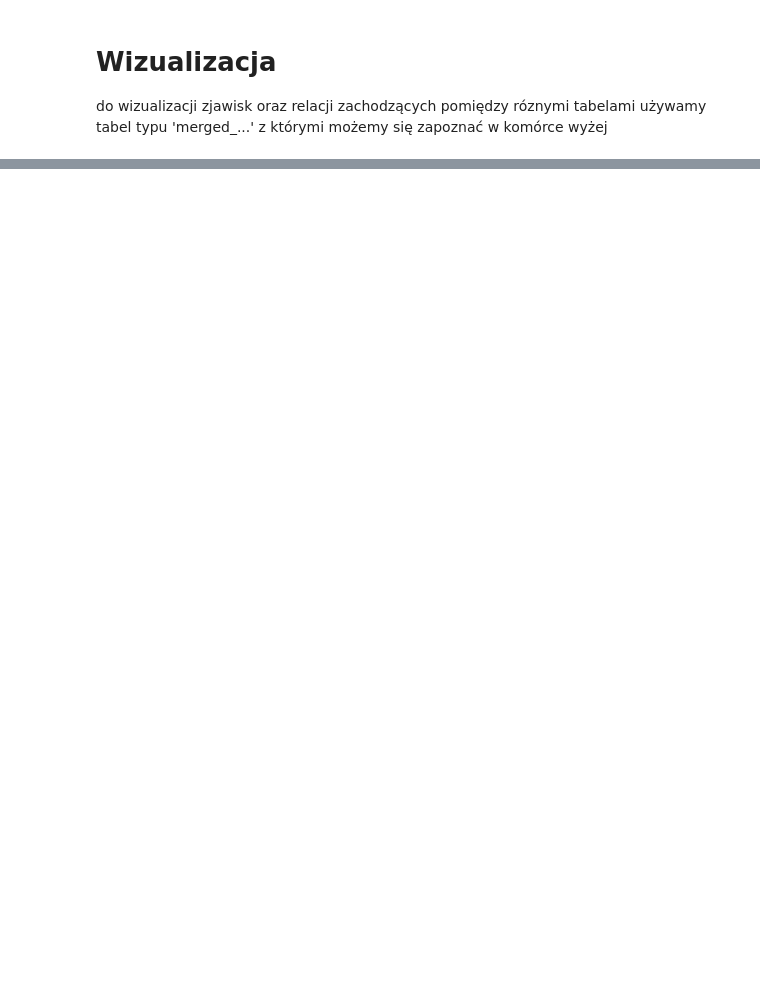
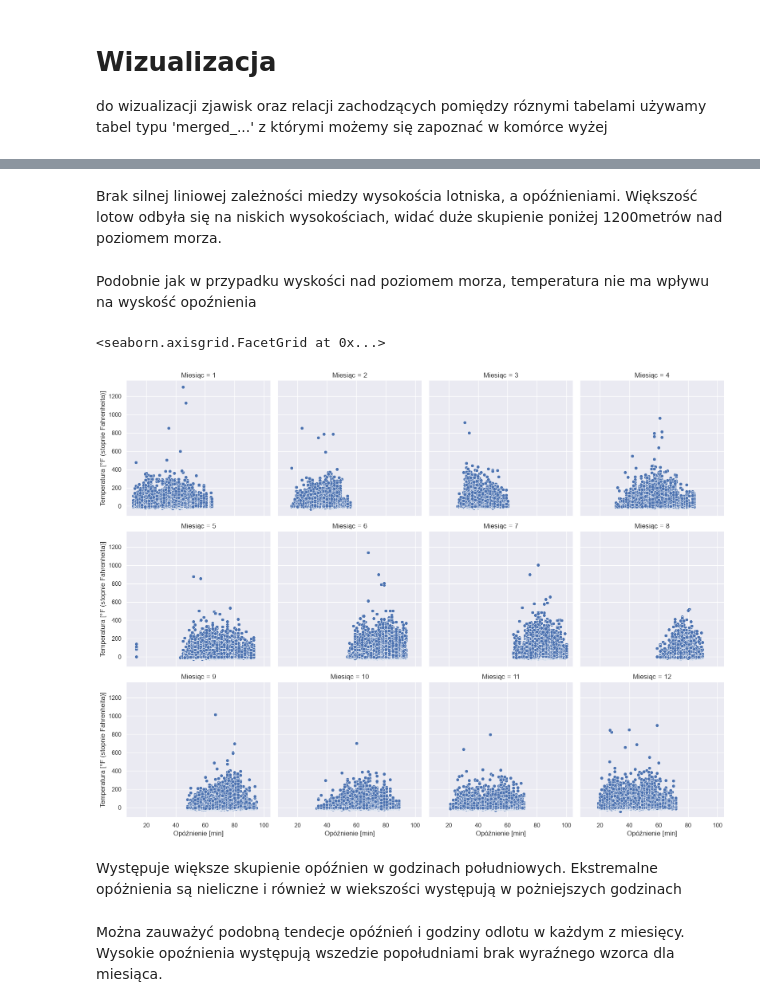
Before and after one commit to xShyen/KursZPythona, a Jupyter notebook: analiza.ipynb, the cells around one changed output, grey strips where cells are left out. Drawn from its saved outputs; the diff is of its cells as text; code cells hidden in the pictures; blank space fills up the shorter version.

Commit message:
pogoda
wykres rorzutu pogody, zaleznosc temp wysokosc n.pm a opiznie, liczba siedzen, rok produkcji

```diff
--- a/analiza.ipynb
+++ b/analiza.ipynb
@@ -759,0 +598,8 @@ plt.show()
+# %%
+baza_pogoda_loty = flights_clean.merge(
+    weather,
+    left_on=['origin','year', 'month', 'day', 'hour'],
+    right_on=['origin','year', 'month', 'day', 'hour'],
+    how='left')
+# %% [markdown]
+Brak silnej liniowej zależności miedzy wysokościa lotniska, a opóźnieniami. Większość lotow odbyła się na niskich wysokościach, widać duże skupienie poniżej 1200metrów nad poziomem morza.
@@ -759,0 +619,21 @@ plt.show()
+# %% [markdown]
+Podobnie jak w przypadku wyskości nad poziomem morza, temperatura nie ma wpływu na wyskość opoźnienia
+# %%
+b=sns.relplot(
+    data=baza_pogoda_loty,
+    x="temp",
+    y="dep_delay",
+    col="month",
+    col_wrap=4,
+    kind="scatter",
+    height=4
+)
+b.set_titles("Miesiąc = {col_name}")
+
+b.fig.suptitle("Miesięczne zależności miedzy temperaturą, a opóźnieniem")
+b.set_axis_labels("Opóźnienie [min]","Temperatura [°F (stopnie Fahrenheita)]")
+# %% [output]
+<seaborn.axisgrid.FacetGrid at 0x...>
+[figure, added]
+# %% [markdown]
+Występuje większe skupienie opóźnien w godzinach południowych. Ekstremalne opóżnienia są nieliczne i również w wiekszości występują w pożniejszych godzinach
@@ -759,0 +657,2 @@ plt.show()
+# %% [markdown]
+Można zauważyć podobną tendecje opóźnień i godziny odlotu w każdym z miesięcy. Wysokie opoźnienia występują wszedzie popołudniami brak wyraźnego wzorca dla miesiąca.
```
Also changed, not shown: parts of 54 cells of this notebook, 1 other file.
